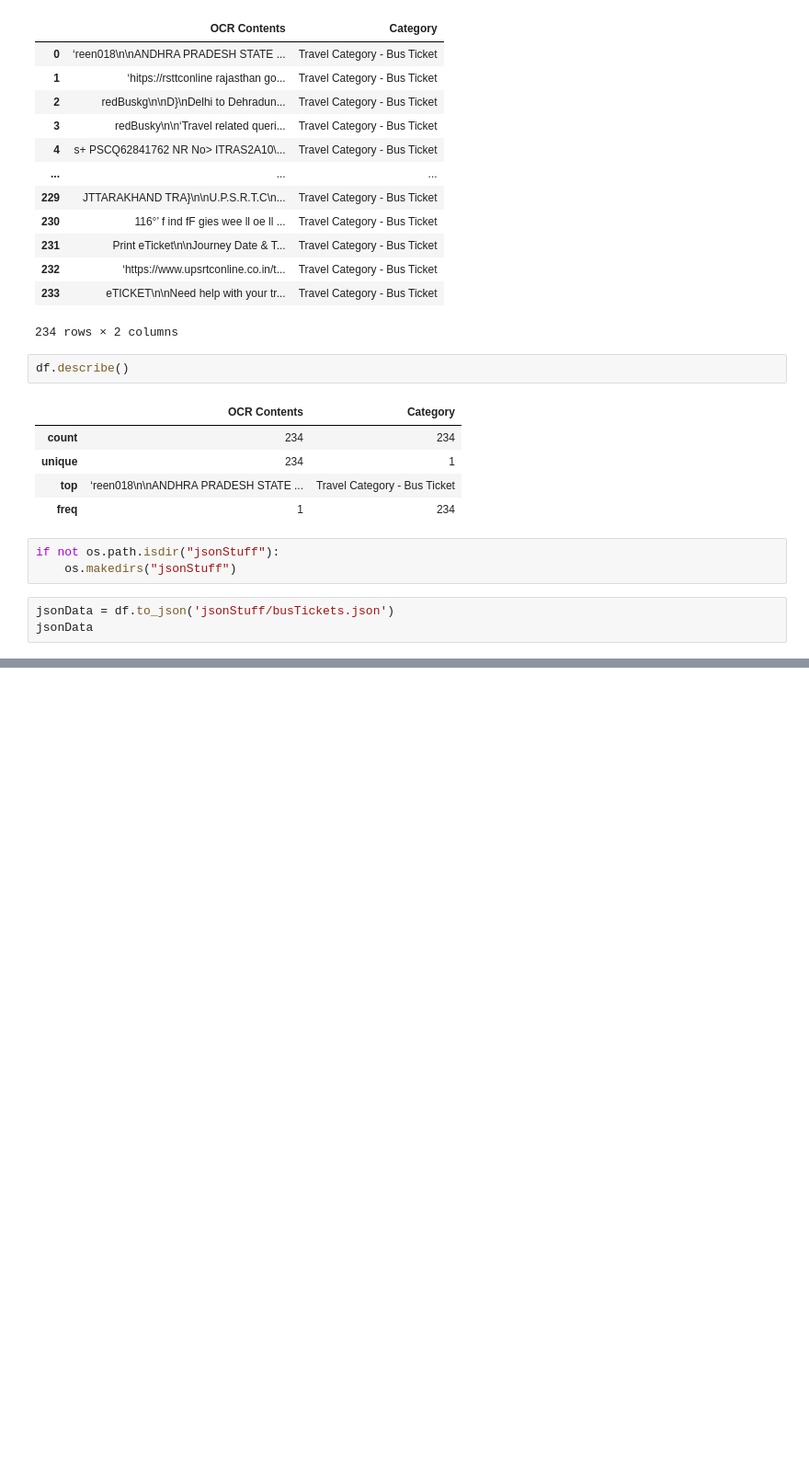
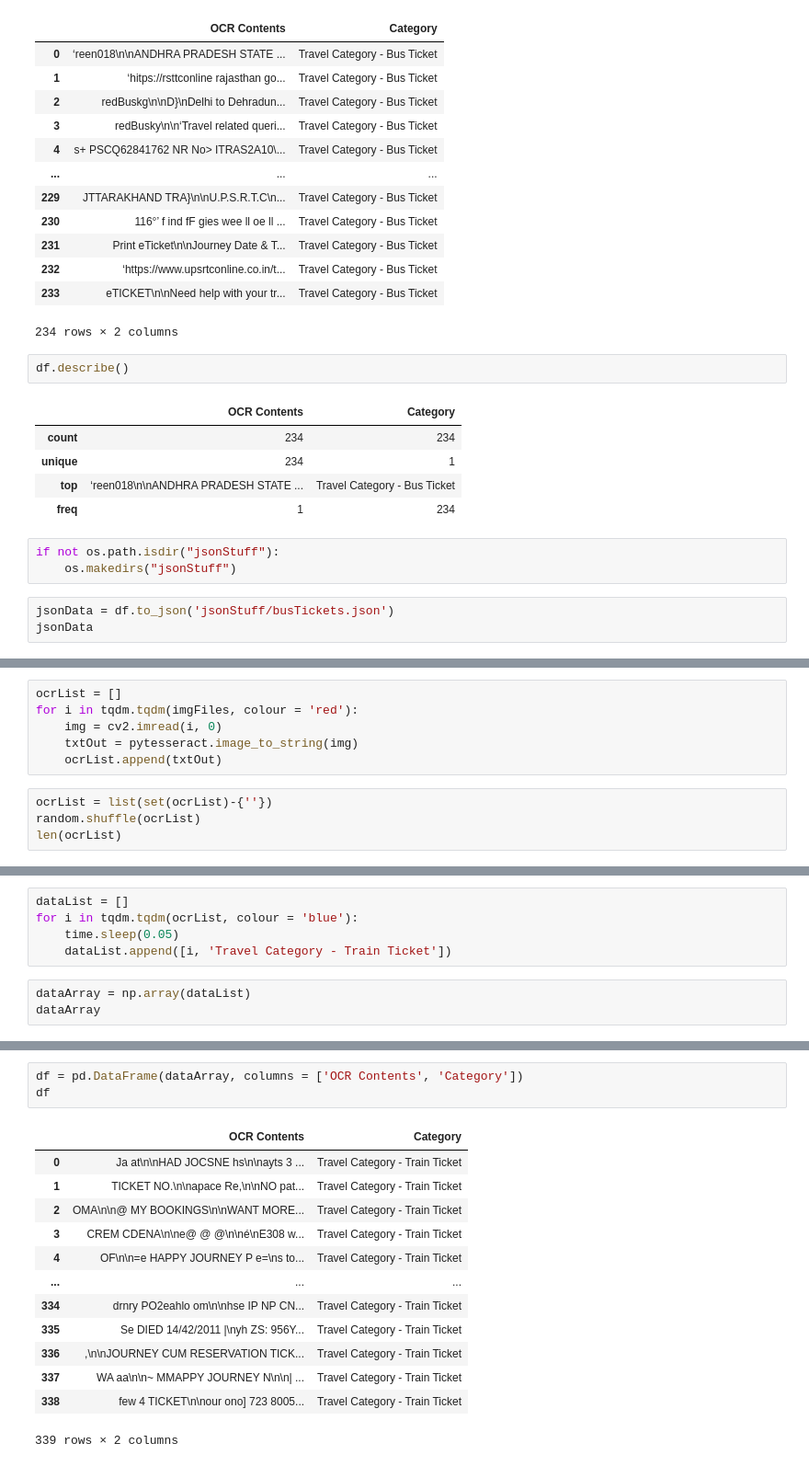
Before and after one commit to Sid-047/LMstuff, a Jupyter notebook: dataStuff/dataSampling/samplingStuff.ipynb, the cells around one changed output, grey strips where cells are left out. Shown at 92% size. Drawn from its saved outputs; the diff is of its cells as text; blank space fills up the shorter version.

```diff
--- a/dataStuff/dataSampling/samplingStuff.ipynb
+++ b/dataStuff/dataSampling/samplingStuff.ipynb
@@ -251,0 +301,10 @@ jsonData
+# %%
+ocrList = []
+for i in tqdm.tqdm(imgFiles, colour = 'red'):
+    img = cv2.imread(i, 0)
+    txtOut = pytesseract.image_to_string(img)
+    ocrList.append(txtOut)
+# %%
+ocrList = list(set(ocrList)-{''})
+random.shuffle(ocrList)
+len(ocrList)
@@ -251,0 +313,8 @@ jsonData
+# %%
+dataList = []
+for i in tqdm.tqdm(ocrList, colour = 'blue'):
+    time.sleep(0.05)
+    dataList.append([i, 'Travel Category - Train Ticket'])
+# %%
+dataArray = np.array(dataList)
+dataArray
@@ -251,0 +339,17 @@ jsonData
+# %%
+df = pd.DataFrame(dataArray, columns = ['OCR Contents', 'Category'])
+df
+# %% [output]
+|  | OCR Contents | Category |
+| 0 | Ja at\n\nHAD JOCSNE hs\n\nayts 3 ... | Travel Category - Train Ticket |
+| 1 | TICKET NO.\n\napace Re,\n\nNO pat... | Travel Category - Train Ticket |
+| 2 | OMA\n\n@ MY BOOKINGS\n\nWANT MORE... | Travel Category - Train Ticket |
+| 3 | CREM CDENA\n\ne@ @ @\n\né\nE308 w... | Travel Category - Train Ticket |
+| 4 | OF\n\n=e HAPPY JOURNEY P e=\ns to... | Travel Category - Train Ticket |
+| ... | ... | ... |
+| 334 | drnry PO2eahlo om\n\nhse IP NP CN... | Travel Category - Train Ticket |
+| 335 | Se DIED 14/42/2011 |\nyh ZS: 956Y... | Travel Category - Train Ticket |
+| 336 | ,\n\nJOURNEY CUM RESERVATION TICK... | Travel Category - Train Ticket |
+| 337 | WA aa\n\n~ MMAPPY JOURNEY N\n\n| ... | Travel Category - Train Ticket |
+| 338 | few 4 TICKET\n\nour ono] 723 8005... | Travel Category - Train Ticket |
+339 rows × 2 columns
```
Also changed, not shown: parts of 11 cells of this notebook.
